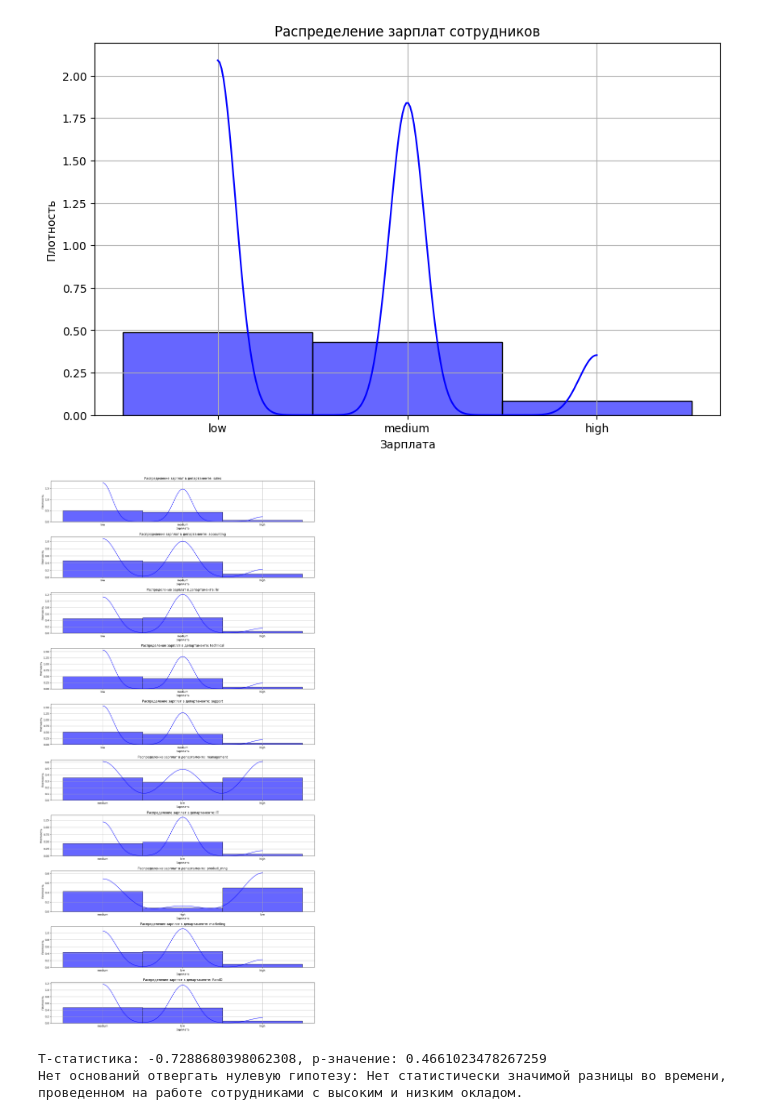
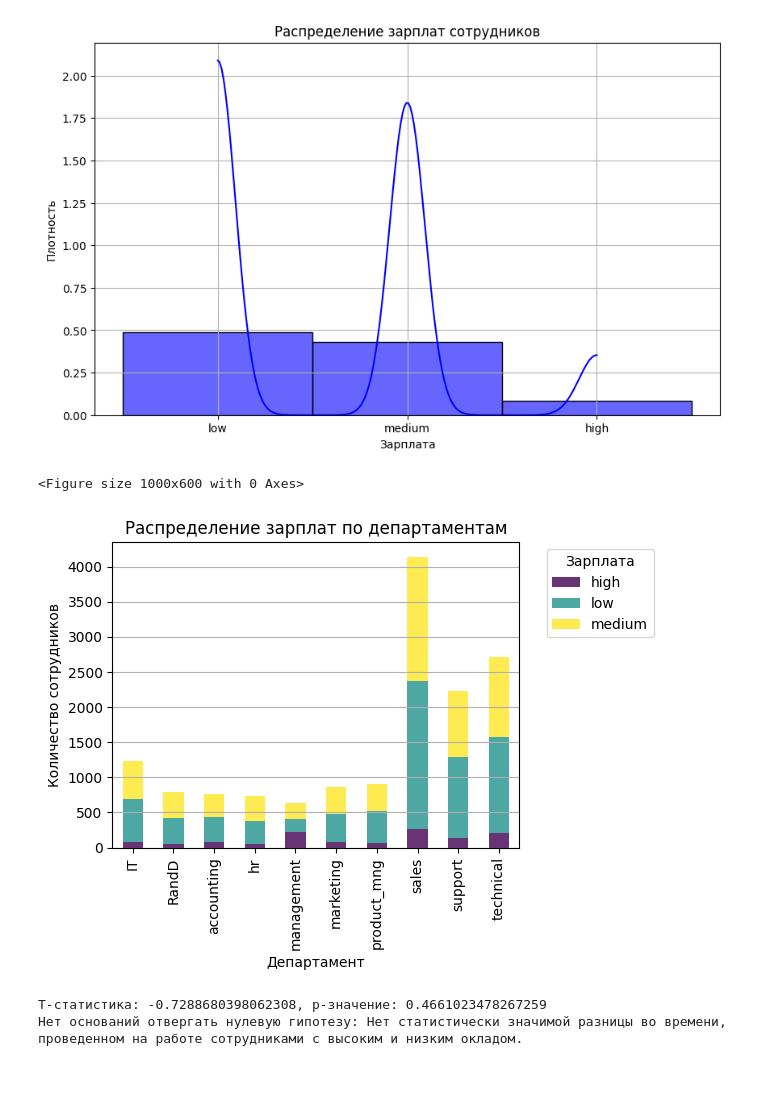
Before and after one commit to AlexKos2023/Home_analis_total, a Jupyter notebook: HW_total_analis.ipynb, the cells around one changed output. Saved outputs shown, nothing was run; the diff lists cells and outputs as text; code cells hidden in the pictures; blank space fills up the shorter version.

```diff
--- a/HW_total_analis.ipynb
+++ b/HW_total_analis.ipynb
@@ -237,29 +251,3 @@ def plot_salary_distribution(df):
 plot_salary_distribution(df)
 # %% [output]
 [figure]
-# %%
-def plot_salary_distribution_by_department(df):
-
-    unique_departments = df['department'].unique()
-    n_departments = len(unique_departments)
-
-    # Настройка размера графиков
-    plt.figure(figsize=(15, n_departments * 3))
-
-    for i, dept in enumerate(unique_departments):
-        plt.subplot(n_departments, 1, i + 1)  # Подграфик для каждого департамента
-
-        sns.histplot(df[df['department'] == dept]['salary'], bins=30, kde=True, color='blue', stat='density', alpha=0.6)
-
-
-        plt.title(f'Распределение зарплат в департаменте: {dept}')
-        plt.xlabel('Зарплата')
-        plt.ylabel('Плотность')
-        plt.grid(True)
-
-    plt.tight_layout()
-    plt.show()
-
-plot_salary_distribution_by_department(df)
-# %% [output]
-[figure, removed]
@@ -265,0 +256,23 @@ plot_salary_distribution_by_department(df)
+# %%
+def plot_salary_distribution_by_department(df):
+    # Группируем данные по департаментам и зарплатам
+    salary_distribution = df.groupby(['department', 'salary']).size().unstack(fill_value=0)
+
+    # Настройка размера графиков
+    plt.figure(figsize=(10, 6))
+
+    # Создаем stacked bar plot
+    salary_distribution.plot(kind='bar', stacked=True, colormap='viridis', alpha=0.8)
+
+    plt.title('Распределение зарплат по департаментам')
+    plt.xlabel('Департамент')
+    plt.ylabel('Количество сотрудников')
+    plt.legend(title='Зарплата', bbox_to_anchor=(1.05, 1), loc='upper left')
+    plt.grid(axis='y')
+    plt.tight_layout()
+    plt.show()
+
+plot_salary_distribution_by_department(df)
+# %% [output]
+<Figure size 1000x600 with 0 Axes>
+[figure, added]
```
Also changed, not shown: parts of 12 cells of this notebook.
